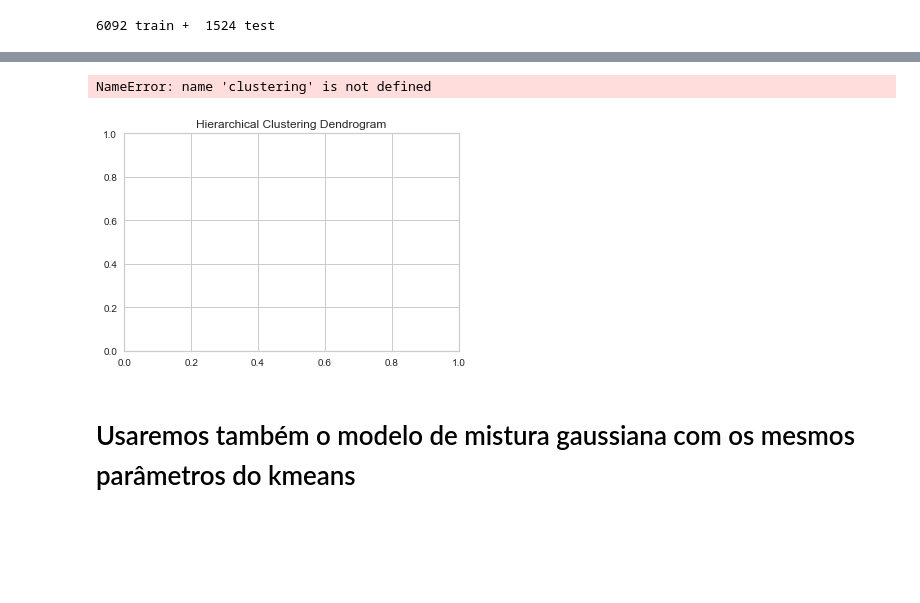
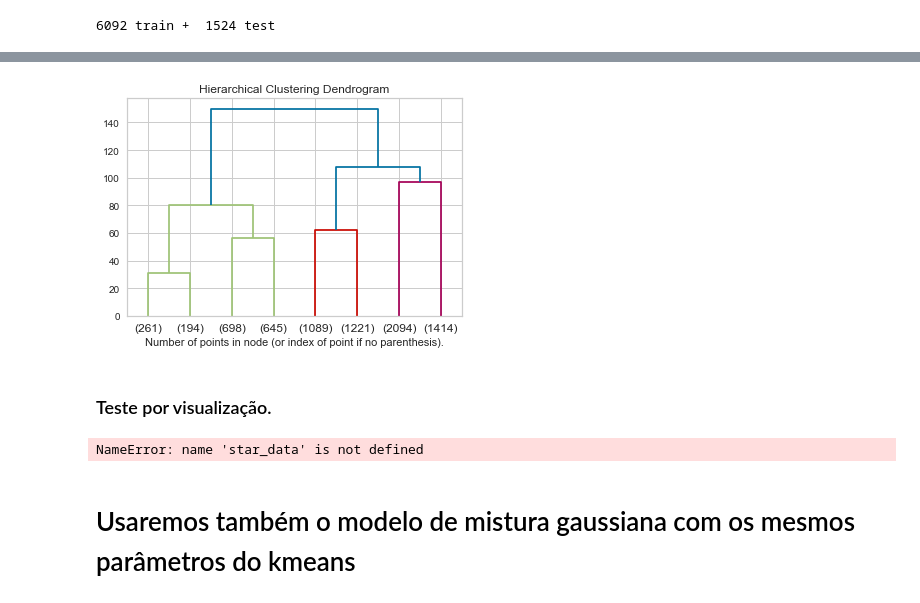
Before and after one commit to Di-carvalho/classifica-o_de_estrelas_GAIA-Clustering, a Jupyter notebook: star_classification-gaia.ipynb, the cells around one changed output, grey strips where cells are left out. Cells and saved outputs as stored; diff of their text form; code cells hidden in the pictures; blank space fills up the shorter version.

```diff
--- a/star_classification-gaia.ipynb
+++ b/star_classification-gaia.ipynb
@@ -662,8 +664,8 @@ O resultado do rfpimp nos mostra que com a 'parallax' é possível prever a dist
 Logo, criarei um Dataframe tirando os atributos correlacionados e outro completo com a finalidade de ter certeza do melhor dataset.
 # %%
 df_model = stars_data
-df_model = df_model.drop(columns=['ra', 'dec', 'Unnamed: 0', 'l','parallax', 'b-r(mag)', 'b-r(mag)', 'freq_eff',
-                                  'absmag(r)', 'absmag(b)'])
+df_model = df_model.drop(columns=['ra', 'dec', 'Unnamed: 0', 'l','parallax', 'b-g(mag)', 'g-r(mag)', 'freq_eff',
+                                'absmag(r)', 'absmag(b)','x','y','z','distance(pc)','pm'])
 # %% [markdown]
 ## 5.2 - Padronização.
 # %%
@@ -699,18 +701,18 @@ rs = RobustScaler()
 # %%
 # MinMaxScaler
 df_model['b'] = mms.fit_transform(df_model[['b']].values)
-df_model['x'] = mms.fit_transform(df_model[['x']].values)
-df_model['y'] = mms.fit_transform(df_model[['y']].values)
-df_model['z'] = mms.fit_transform(df_model[['z']].values)
+#df_model['x'] = mms.fit_transform(df_model[['x']].values)
+#df_model['y'] = mms.fit_transform(df_model[['y']].values)
+#df_model['z'] = mms.fit_transform(df_model[['z']].values)
 
 
 # RobustScaler
 #df_model['distance(pc)'] = rs.fit_transform(df_model[['distance(pc)']].values)
-df_model['pm'] = rs.fit_transform(df_model[['pm']].values)
+#df_model['pm'] = rs.fit_transform(df_model[['pm']].values)
 #df_model['freq_eff'] = rs.fit_transform(df_model[['freq_eff']].values)
-#df_model['b-r(mag)'] = rs.fit_transform(df_model[['b-r(mag)']].values)
+df_model['b-r(mag)'] = rs.fit_transform(df_model[['b-r(mag)']].values)
 #df_model['b-g(mag)'] = rs.fit_transform(df_model[['b-g(mag)']].values)
-df_model['g-r(mag)'] = rs.fit_transform(df_model[['g-r(mag)']].values)
+#df_model['g-r(mag)'] = rs.fit_transform(df_model[['g-r(mag)']].values)
 df_model['absmag(g)'] = rs.fit_transform(df_model[['absmag(g)']].values)
 #df_model['absmag(r)'] = rs.fit_transform(df_model[['absmag(r)']].values)
 #df_model['absmag(b)'] = rs.fit_transform(df_model[['absmag(b)']].values)
@@ -804,13 +806,13 @@ plt.tight_layout()
 <Figure size 432x288 with 0 Axes>
 # %%
 
-clust = OPTICS(min_samples=5, xi=0.05, min_cluster_size=0.05)
+clust = OPTICS(min_samples=5, xi=0.005, min_cluster_size=0.05)
 
 # Run the fit
-clust.fit(train_set)
+clust.fit(df_model)
 
 
-space = np.arange(len(train_set))
+space = np.arange(len(df_model))
 reachability = clust.reachability_[clust.ordering_]
 labels = clust.labels_[clust.ordering_]
 
@@ -827,7 +829,7 @@ for klass, color in zip(range(0, 5), colors):
     Rk = reachability[labels == klass]
     ax1.plot(Xk, Rk, color, alpha=0.3)
 ax1.plot(space[labels == -1], reachability[labels == -1], "k.", alpha=0.3)
-ax1.plot(space, np.full_like(space, 1.5, dtype=float), "k-", alpha=0.5)
+ax1.plot(space, np.full_like(space, 2, dtype=float), "k-", alpha=0.5)
 ax1.plot(space, np.full_like(space, 0.5, dtype=float), "k-.", alpha=0.5)
 ax1.set_ylabel("Reachability (epsilon distance)")
 ax1.set_title("Reachability Plot")
@@ -840,7 +842,6 @@ plt.show()
 # %%
- from sklearn.cluster import AgglomerativeClustering
 aux = df_model.copy()
-clustering = AgglomerativeClustering(distance_threshold=0, n_clusters=None).fit(train_set)
+clustering = AgglomerativeClustering(distance_threshold=0, n_clusters=None).fit(aux)
 clustering
 labels = clustering.labels_
 aux['label'] = labels
@@ -858,39 +857,43 @@ ValueError: Image size of 407x106656 pixels is too large. It must be less than 2
 <Figure size 418.5x360 with 1 Axes>
 # %%
-import numpy as np
-from scipy.cluster.hierarchy import dendrogram
 
 def plot_dendrogram(model, **kwargs):
     # Create linkage matrix and then plot the dendrogram
 
     # create the counts of samples under each node
     counts = np.zeros(model.children_.shape[0])
     n_samples = len(model.labels_)
     for i, merge in enumerate(model.children_):
         current_count = 0
         for child_idx in merge:
             if child_idx < n_samples:
                 current_count += 1  # leaf node
             else:
                 current_count += counts[child_idx - n_samples]
         counts[i] = current_count
 
     linkage_matrix = np.column_stack(
         [model.children_, model.distances_, counts]
     ).astype(float)
 
     # Plot the corresponding dendrogram
     dendrogram(linkage_matrix, **kwargs)
 
 
 plt.title("Hierarchical Clustering Dendrogram")
 # plot the top three levels of the dendrogram
-plot_dendrogram(clustering, truncate_mode="level", p=4)
+plot_dendrogram(clustering, truncate_mode="level", p=2)
 plt.xlabel("Number of points in node (or index of point if no parenthesis).")
 plt.show()
 # %% [output]
-NameError: name 'clustering' is not defined
-[figure, old version]
+[figure, new version]
+# %% [markdown]
+### Teste por visualização.
+# %%
+train_set, test_set = train_test_split(stars_data, test_size=0.2, random_state=42)
+print(len(train_set), 'train + ', len(test_set), 'test')
+# %% [output]
+NameError: name 'star_data' is not defined
 # %% [markdown]
 # Usaremos também o modelo de mistura gaussiana com os mesmos parâmetros do kmeans
 # %%
```
Also changed, not shown: parts of 19 cells of this notebook.
